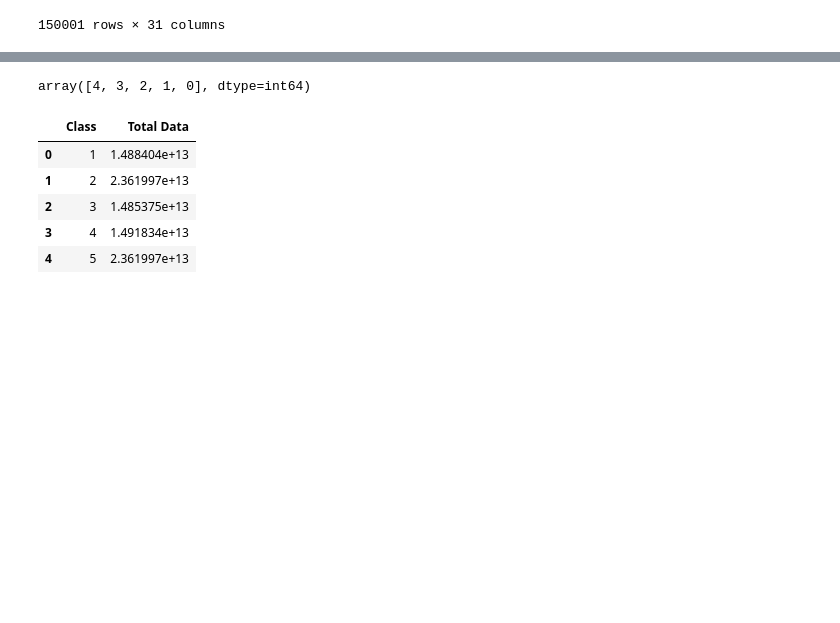
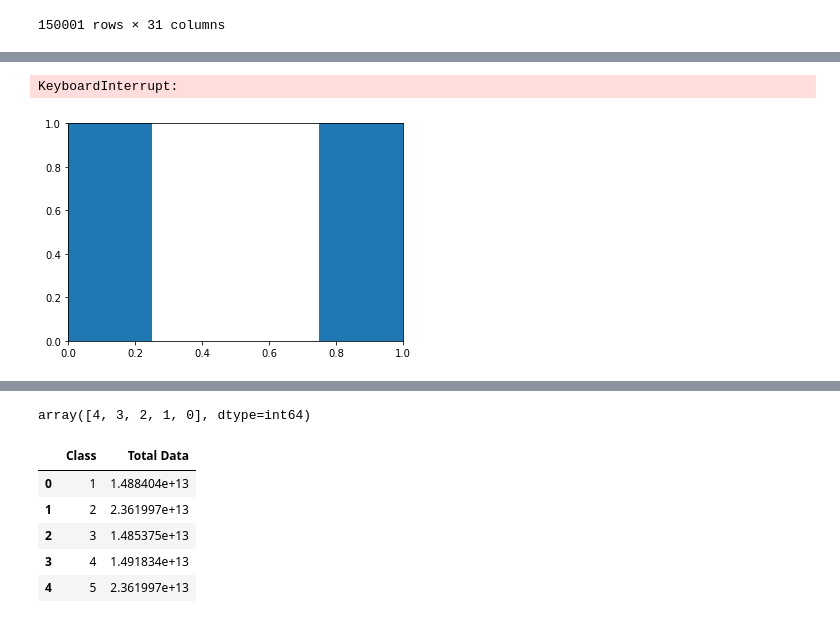
Before and after one commit to SamDewriter/UserAnalytics-Telecommunication, a Jupyter notebook: notebooks/Week1.ipynb, the cells around one changed output, grey strips where cells are left out. Drawn from its saved outputs; the diff is of its cells as text; code cells hidden in the pictures; blank space fills up the shorter version.

```diff
--- a/notebooks/Week1.ipynb
+++ b/notebooks/Week1.ipynb
@@ -519,4 +529,9 @@ sns.scatterplot(x=df_clean.loc[0:1000, 'Other Data (Bytes)'], y=df_clean.loc[0:1
 [figure]
+# %%
+df_clean.plot.bar(x = 'Social Media (Bytes)', y = 'Total Data (Bytes)', rot = 40)
+# %% [output]
+KeyboardInterrupt:
+[figure, added]
 # %%
 df_clean.describe()
 # %% [output]
```
Also changed, not shown: parts of 19 cells of this notebook.
